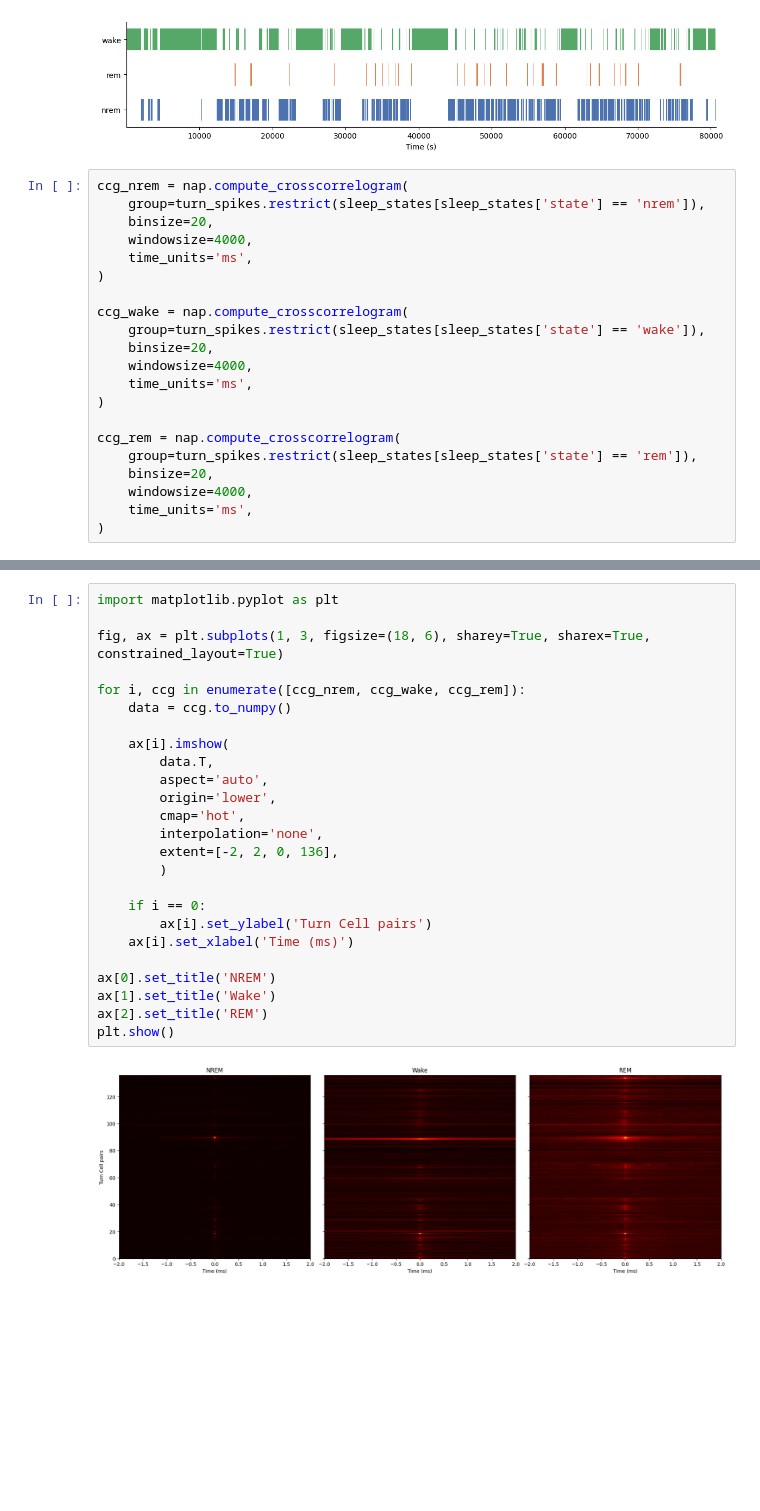
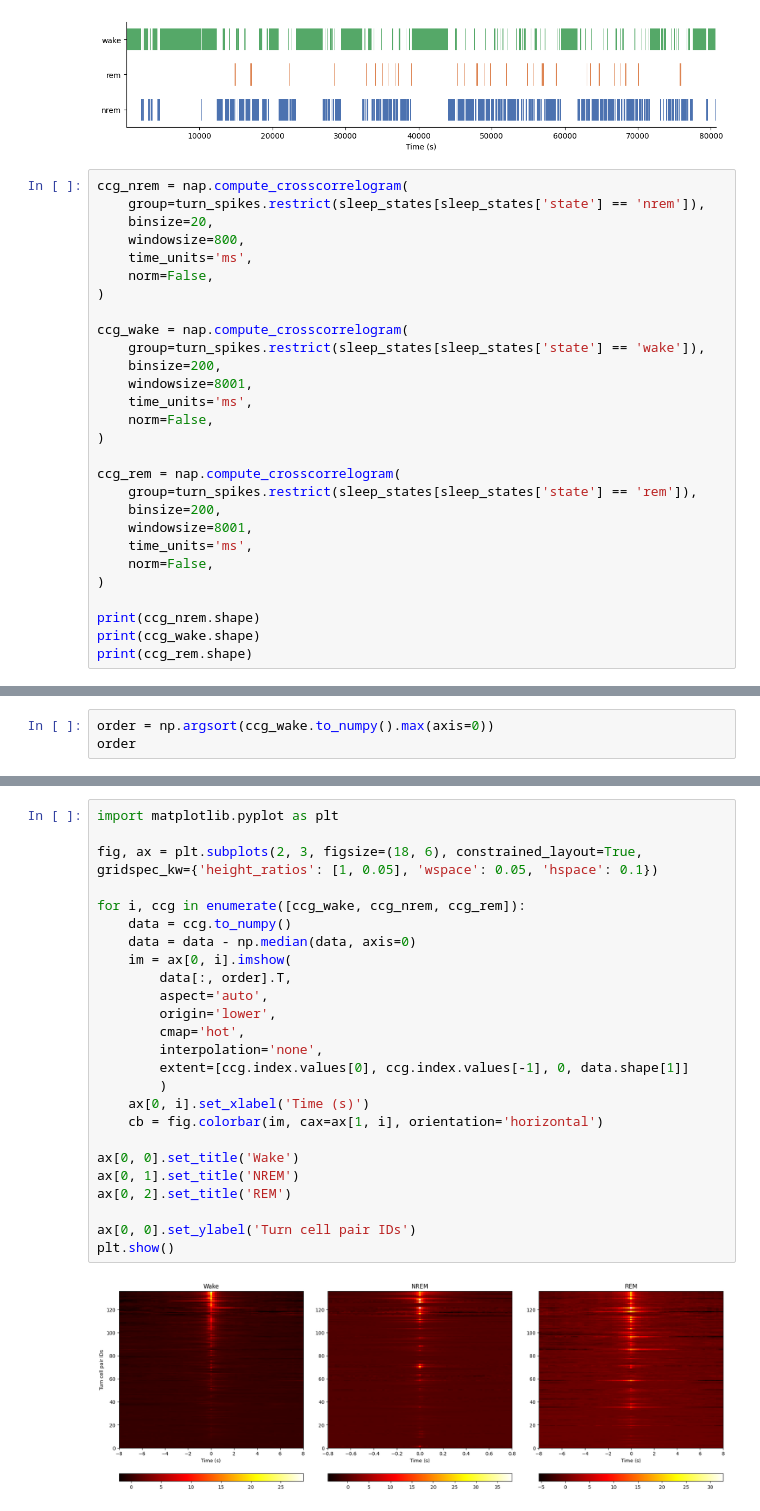
Before and after one commit to Senzai-Lab/nrem_sc, a Jupyter notebook: notebooks/ccg.ipynb, the cells around one changed output, grey strips where cells are left out. Drawn from its saved outputs; the diff is of its cells as text; blank space fills up the shorter version.

```diff
--- a/notebooks/ccg.ipynb
+++ b/notebooks/ccg.ipynb
@@ -21,20 +21,27 @@ plot_intervals(sleep_states, column='state')
 ccg_nrem = nap.compute_crosscorrelogram(
     group=turn_spikes.restrict(sleep_states[sleep_states['state'] == 'nrem']),
     binsize=20,
-    windowsize=4000,
+    windowsize=800,
     time_units='ms',
+    norm=False,
 )
 
 ccg_wake = nap.compute_crosscorrelogram(
     group=turn_spikes.restrict(sleep_states[sleep_states['state'] == 'wake']),
-    binsize=20,
-    windowsize=4000,
+    binsize=200,
+    windowsize=8001,
     time_units='ms',
+    norm=False,
 )
 
 ccg_rem = nap.compute_crosscorrelogram(
     group=turn_spikes.restrict(sleep_states[sleep_states['state'] == 'rem']),
-    binsize=20,
-    windowsize=4000,
+    binsize=200,
+    windowsize=8001,
     time_units='ms',
+    norm=False,
 )
+
+print(ccg_nrem.shape)
+print(ccg_wake.shape)
+print(ccg_rem.shape)
@@ -40,0 +52,3 @@ ccg_rem = nap.compute_crosscorrelogram(
+# %%
+order = np.argsort(ccg_wake.to_numpy().max(axis=0))
+order
@@ -41,27 +67,27 @@ ccg_rem = nap.compute_crosscorrelogram(
 # %%
 import matplotlib.pyplot as plt
 
-fig, ax = plt.subplots(1, 3, figsize=(18, 6), sharey=True, sharex=True, constrained_layout=True)
+fig, ax = plt.subplots(2, 3, figsize=(18, 6), constrained_layout=True, gridspec_kw={'height_ratios': [1, 0.05], 'wspace': 0.05, 'hspace': 0.1})
 
-for i, ccg in enumerate([ccg_nrem, ccg_wake, ccg_rem]):
+for i, ccg in enumerate([ccg_wake, ccg_nrem, ccg_rem]):
     data = ccg.to_numpy()
-
-    ax[i].imshow(
-        data.T,
+    data = data - np.median(data, axis=0)
+    im = ax[0, i].imshow(
+        data[:, order].T,
         aspect='auto',
         origin='lower',
         cmap='hot',
         interpolation='none',
-        extent=[-2, 2, 0, 136],
+        extent=[ccg.index.values[0], ccg.index.values[-1], 0, data.shape[1]]
         )
+    ax[0, i].set_xlabel('Time (s)')
+    cb = fig.colorbar(im, cax=ax[1, i], orientation='horizontal')
 
-    if i == 0:
-        ax[i].set_ylabel('Turn Cell pairs')
-    ax[i].set_xlabel('Time (ms)')
+ax[0, 0].set_title('Wake')
+ax[0, 1].set_title('NREM')
+ax[0, 2].set_title('REM')
 
-ax[0].set_title('NREM')
-ax[1].set_title('Wake')
-ax[2].set_title('REM')
+ax[0, 0].set_ylabel('Turn cell pair IDs')
 plt.show()
 # %% [output]
-[figure, old version]
+[figure, new version]
```
Also changed, not shown: parts of 3 cells of this notebook.
